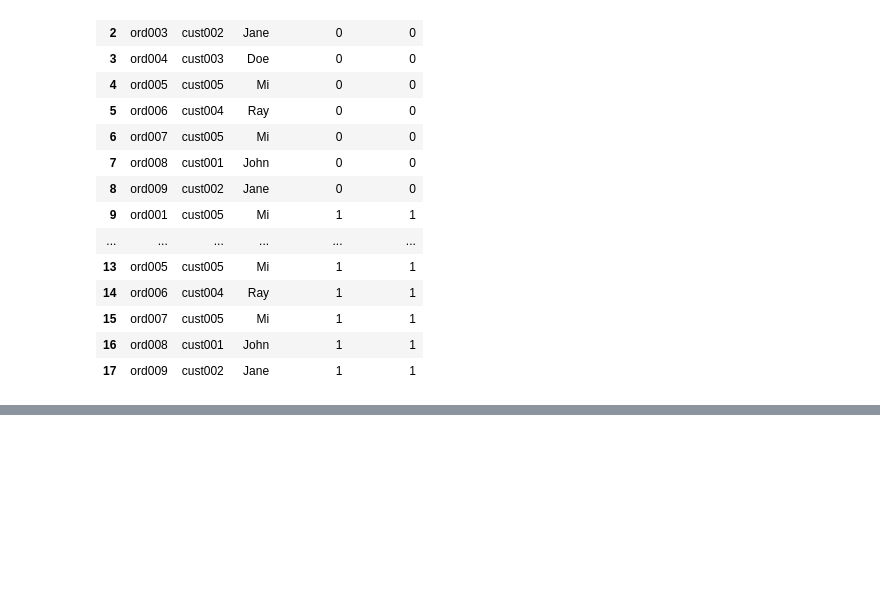
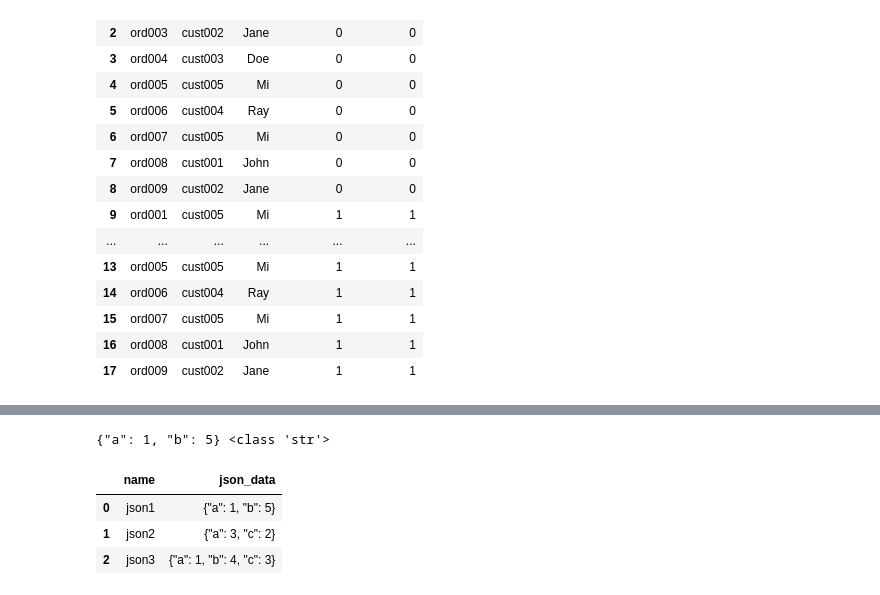
Before and after one commit to KenWronka/poison_ivy_detector, a Jupyter notebook: code/playground/accessing_pg_db_container.ipynb, the cells around one changed output, grey strips where cells are left out. Cells and saved outputs as stored; diff of their text form; code cells hidden in the pictures; blank space fills up the shorter version.

```diff
--- a/code/playground/accessing_pg_db_container.ipynb
+++ b/code/playground/accessing_pg_db_container.ipynb
@@ -321,0 +350,15 @@ HERE
+# %%
+def if_dict_to_json(obj):
+    if isinstance(obj, dict):
+        return(json.dumps(obj))
+    return(obj)
+
+df_db = df.applymap(if_dict_to_json)
+print(df_db.at[0, "json_data"], type(df_db.at[0, "json_data"]))
+df_db
+# %% [output]
+{"a": 1, "b": 5} <class 'str'>
+|  | name | json_data |
+| 0 | json1 | {"a": 1, "b": 5} |
+| 1 | json2 | {"a": 3, "c": 2} |
+| 2 | json3 | {"a": 1, "b": 4, "c": 3} |
```
Also changed, not shown: parts of 7 cells of this notebook.
